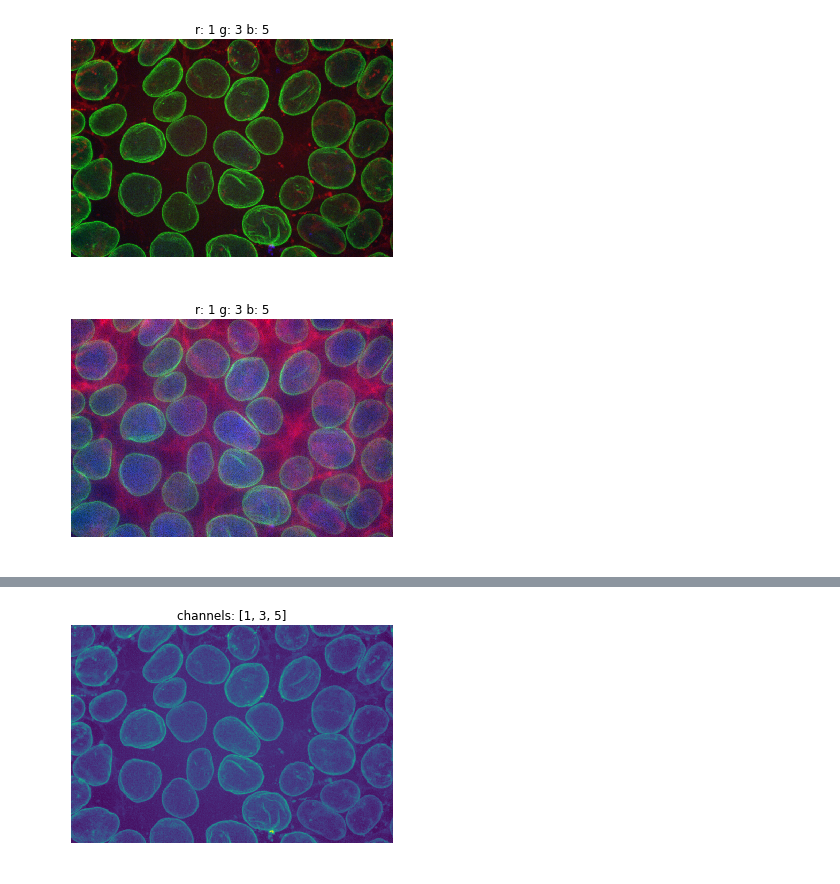
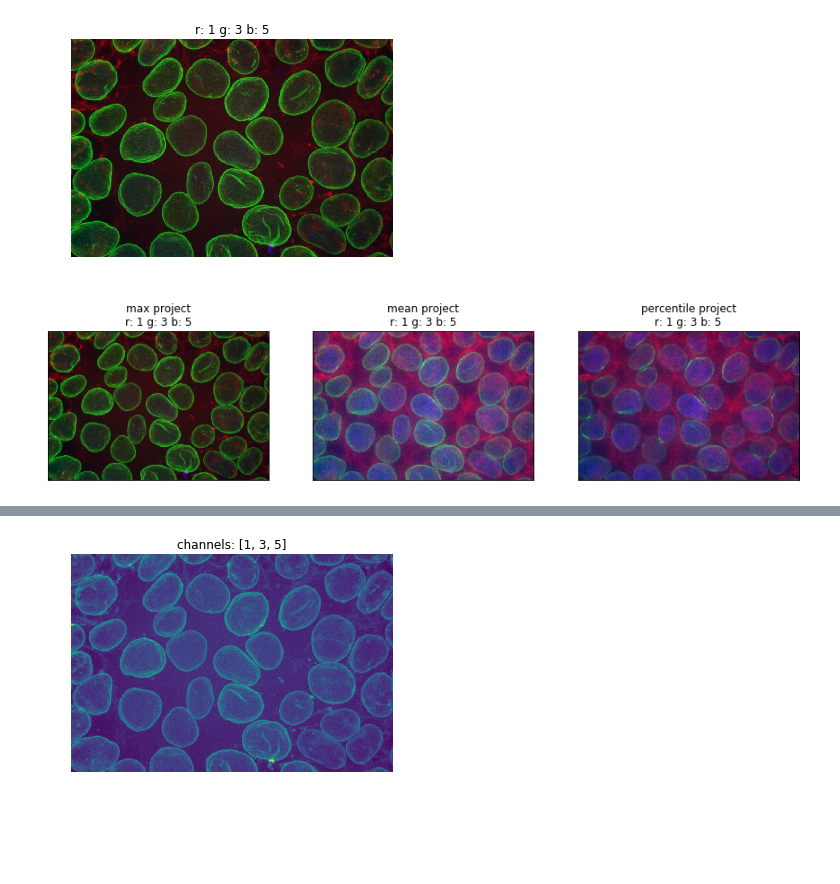
Before and after one commit to AllenCellModeling/QuiltLoader, a Jupyter notebook: loaders.ipynb, the cells around one changed output, grey strips where cells are left out. Cells and saved outputs as stored; diff of their text form; code cells hidden in the pictures; blank space fills up the shorter version.

Commit message:
custom load functions now and more viz functions

```diff
--- a/loaders.ipynb
+++ b/loaders.ipynb
@@ -14,3 +14,13 @@ img = fov['image']
 print(img)
 # %% [output]
 TiffFile '3b2b023d4b2e...0dc874977ed'  362.06 MiB  LittleEndian  OME  455 Pages
+# %%
+# can pass different load functions in
+import tifffile as tfle
+loaders = {'image': tfle.imread}
+
+# no org given, defaults to aics
+data = ql('random_sample', load_functions=loaders)
+fov = data['fovs'][19]
+img = fov['image']
+print(img.shape)
@@ -53,5 +73,5 @@ info/
 # %%
-img = ql.display_channels(img)
+ql.display_channels(img)
 # %% [output]
 [figure]
 # %%
@@ -59,6 +79,6 @@ ql.display_rgb(img)
 # %% [output]
 [figure]
 # %%
-ql.display_rgb(img, use='mean')
+ql.display_rgb(img, use='all')
 # %% [output]
-[figure, old version]
+[figure, new version]
```
Also changed, not shown: parts of 9 cells of this notebook, 1 other file.
